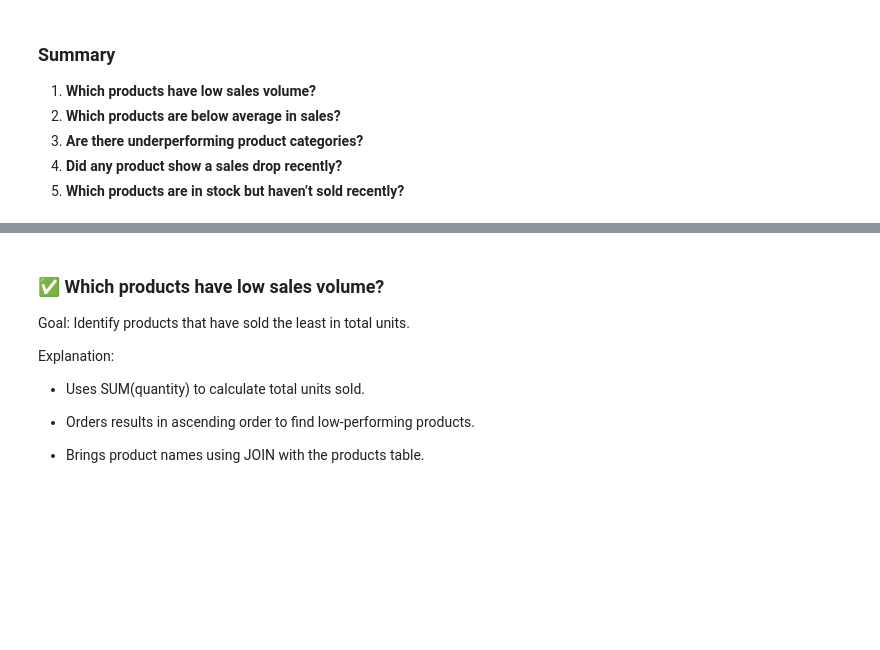
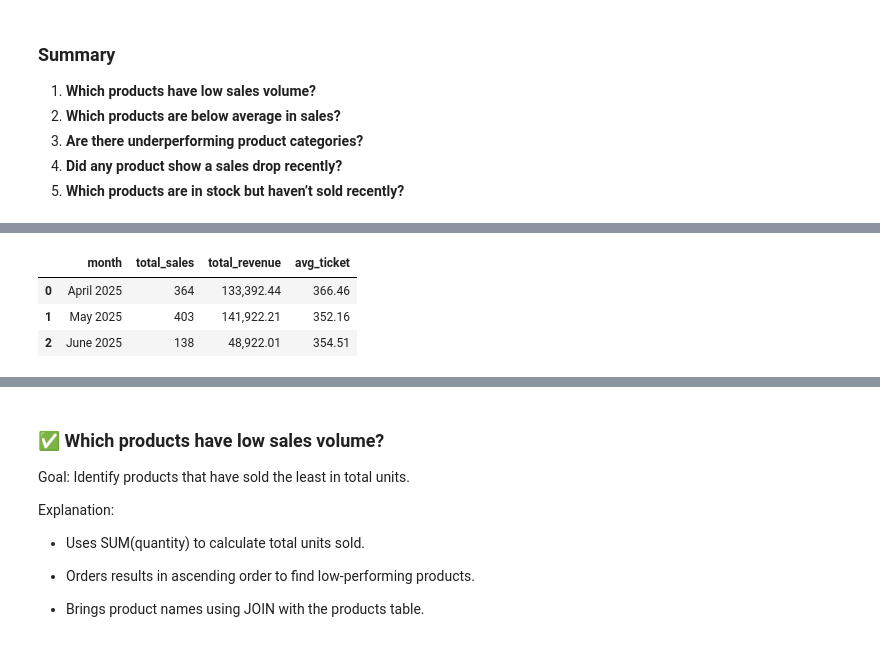
Before and after one commit to joycemsm/fashion-store-analysis, a Jupyter notebook: sales_analysis_queries_SQL.ipynb, the cells around one changed output, grey strips where cells are left out. Saved outputs shown, nothing was run; the diff lists cells and outputs as text; code cells hidden in the pictures; blank space fills up the shorter version.

```diff
--- a/sales_analysis_queries_SQL.ipynb
+++ b/sales_analysis_queries_SQL.ipynb
@@ -27,0 +68,29 @@ It answers key performance questions using structured SQL logic, suitable for bo
+# %%
+query = """
+SELECT
+    substr(s.sale_date, 1, 7) AS month,
+    COUNT(s.sale_id) AS total_sales,
+    SUM(s.total_amount) AS total_revenue,
+    ROUND(AVG(s.total_amount), 2) AS avg_ticket
+FROM
+    sales s
+GROUP BY
+    month
+ORDER BY
+    month;
+"""
+result = pysqldf(query)
+
+# Converter para data + formatar mês
+result['month'] = pd.to_datetime(result['month'], format='%Y-%m').dt.strftime('%B %Y')
+
+# Formatar total_revenue e avg_ticket com separador de milhar
+result['total_revenue'] = result['total_revenue'].map('{:,.2f}'.format)
+result['avg_ticket'] = result['avg_ticket'].map('{:,.2f}'.format)
+
+result
+# %% [output]
+|  | month | total_sales | total_revenue | avg_ticket |
+| 0 | April 2025 | 364 | 133,392.44 | 366.46 |
+| 1 | May 2025 | 403 | 141,922.21 | 352.16 |
+| 2 | June 2025 | 138 | 48,922.01 | 354.51 |
```
Also changed, not shown: parts of 13 cells of this notebook.
